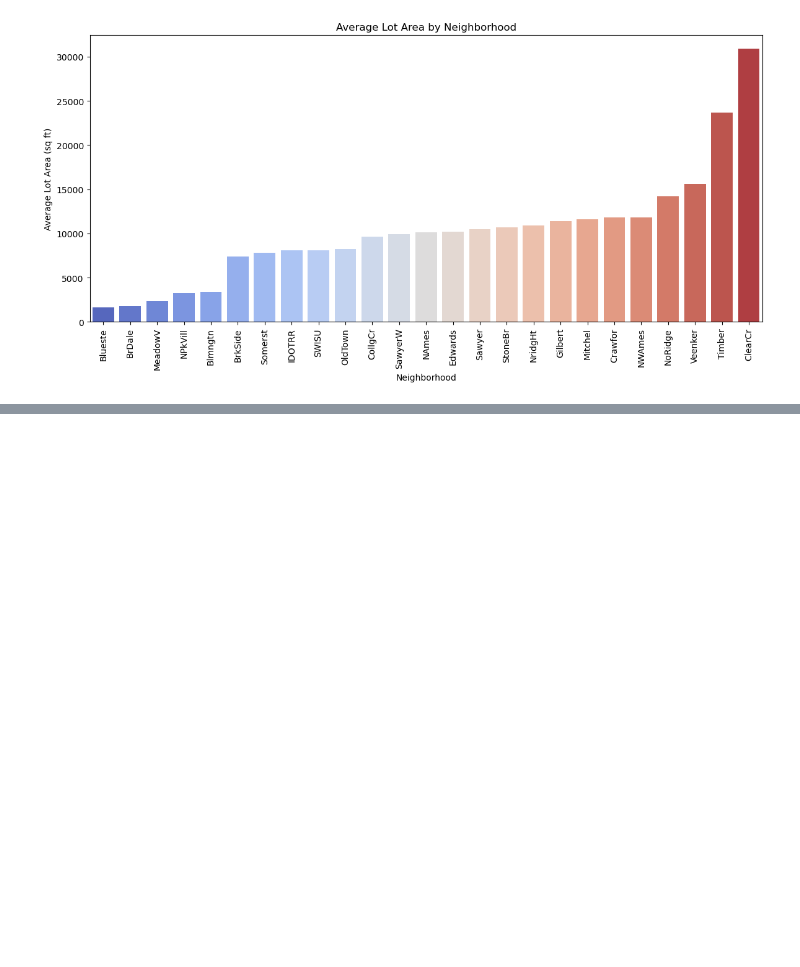
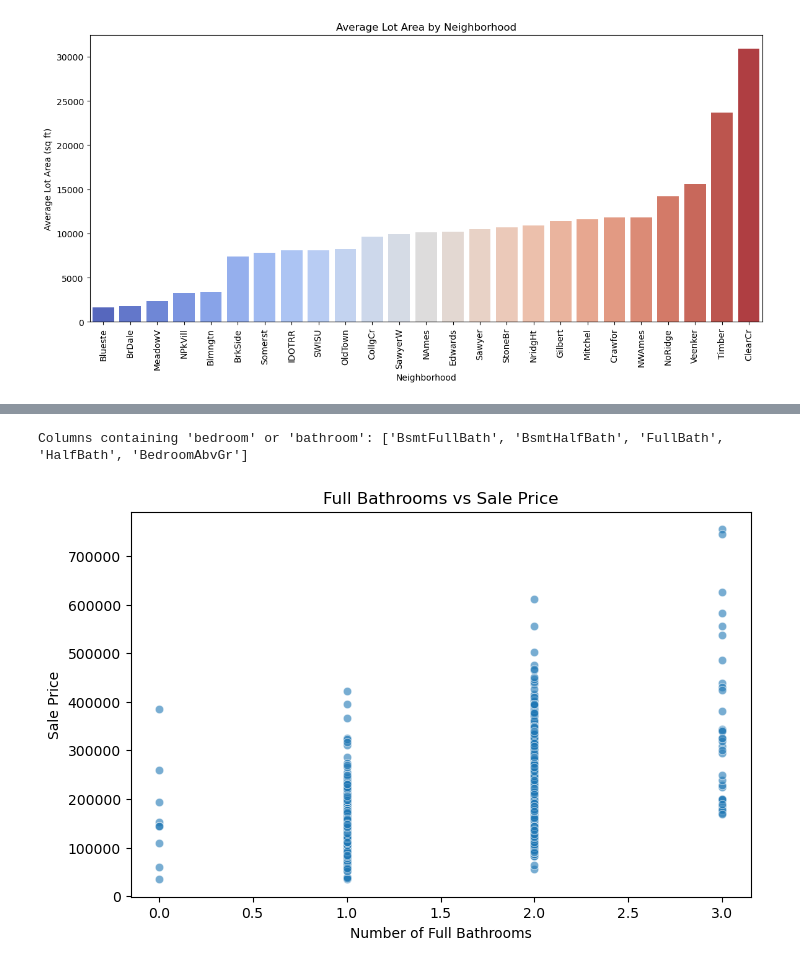
Before and after one commit to Dmitry-SQL/Business-Analytics-Immersion, a Jupyter notebook: exploratory analysis.ipynb, the cells around one changed output, grey strips where cells are left out. Saved outputs shown, nothing was run; the diff lists cells and outputs as text; code cells hidden in the pictures; blank space fills up the shorter version.

```diff
--- a/exploratory analysis.ipynb
+++ b/exploratory analysis.ipynb
@@ -319,0 +320,22 @@ Passing `palette` without assigning `hue` is deprecated and will be removed in v
+# %%
+#we check for columns containing bedroom or bathroom
+
+columns_with_bed_bath = [col for col in df.columns if "bed" in col.lower() or "bath" in col.lower()]
+print("Columns containing 'bedroom' or 'bathroom':", columns_with_bed_bath)
+# %% [output]
+Columns containing 'bedroom' or 'bathroom': ['BsmtFullBath', 'BsmtHalfBath', 'FullBath', 'HalfBath', 'BedroomAbvGr']
+# %%
+#we explore the relationship between number of full bathrooms a house has and its sale price
+
+import matplotlib.pyplot as plt
+import seaborn as sns
+
+plt.figure(figsize=(8, 5))
+sns.scatterplot(x=df["FullBath"], y=df["SalePrice"], alpha=0.6)
+
+plt.xlabel("Number of Full Bathrooms")
+plt.ylabel("Sale Price")
+plt.title("Full Bathrooms vs Sale Price")
+plt.show()
+# %% [output]
+[figure, added]
```
Also changed, not shown: parts of 7 cells of this notebook.
